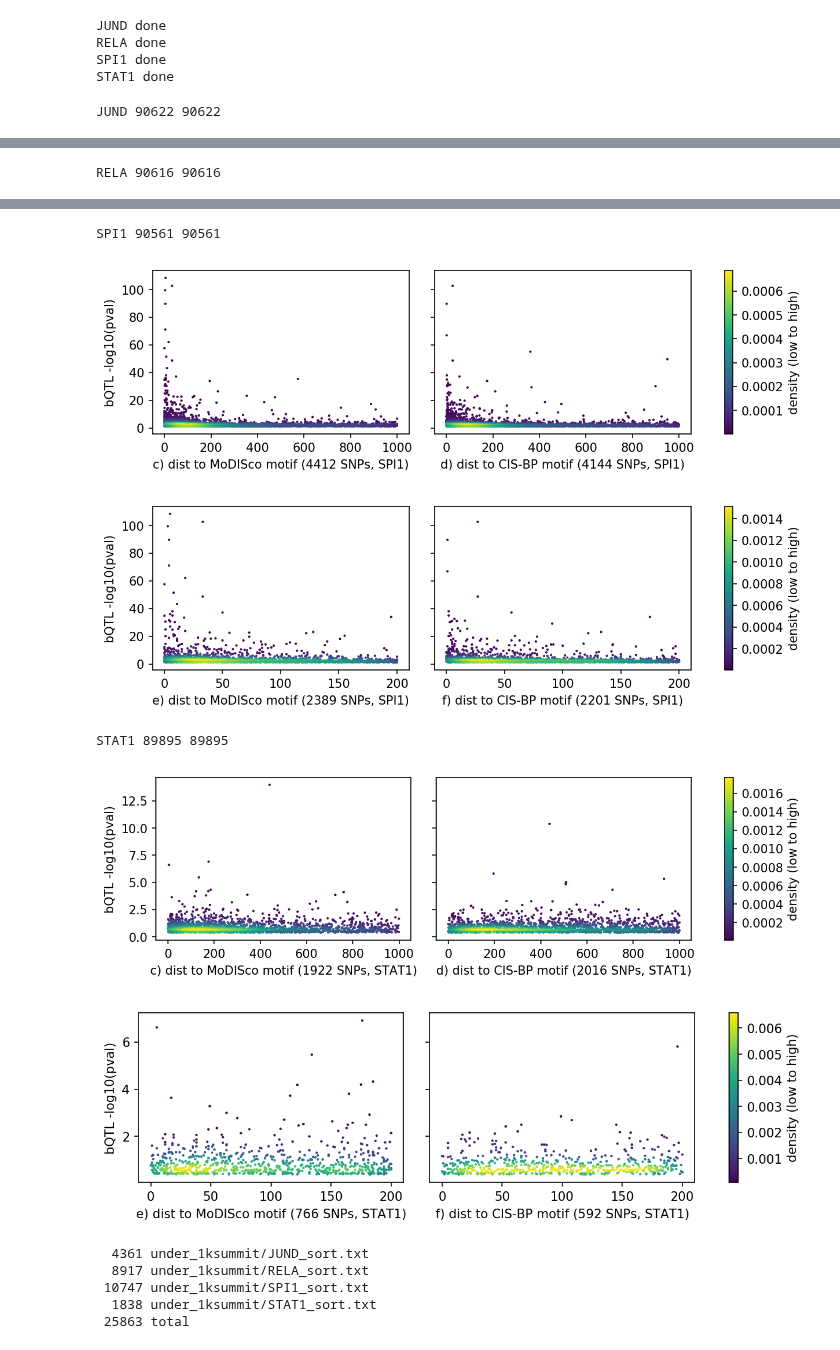
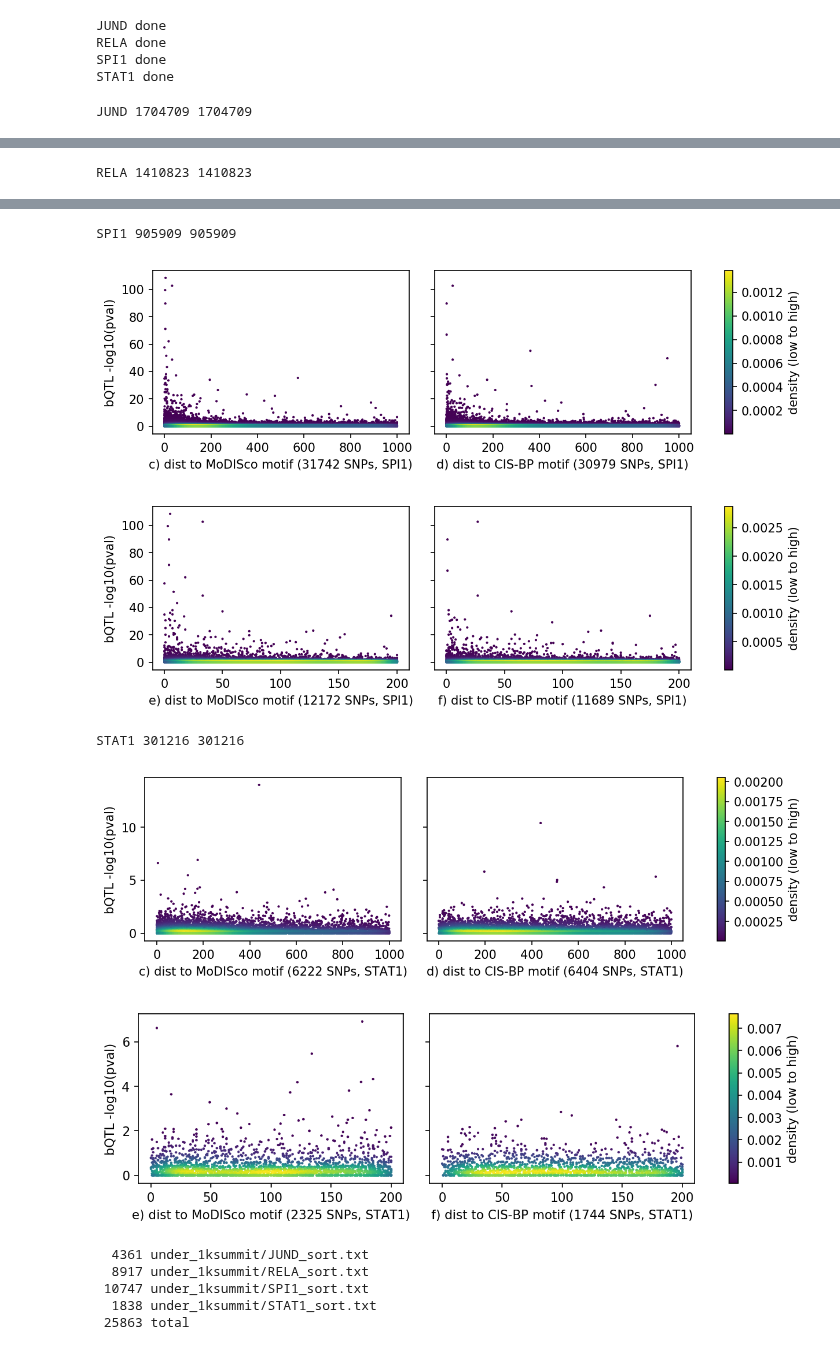
Before and after one commit to kundajelab/tfmodisco_bio_experiments, a Jupyter notebook: results/nandi/CIS-BP/bQTL_comp_modisco_cisbp_full.ipynb, the cells around one changed output, grey strips where cells are left out. Cells and saved outputs as stored; diff of their text form; code cells hidden in the pictures.

Commit message:
update full bQTL pictures

```diff
--- a/results/nandi/CIS-BP/bQTL_comp_modisco_cisbp_full.ipynb
+++ b/results/nandi/CIS-BP/bQTL_comp_modisco_cisbp_full.ipynb
@@ -44,10 +44,10 @@ from scipy.stats import gaussian_kde
 modisco_dir = "/home/ktian/kundajelab/tfnet/results/nandi/"
 
 modisco_tsv_fns = [
-    "JUND/JUND_GM12878_refine_18_09_04/modisco.run2/JUND_modisco_snp_dist_pval_big.tsv",
-    "RELA/RELA_GM12878_refine_18_09_04/modisco.run3/RELA_modisco_snp_dist_pval_big.tsv",
-    "SPI1/SPI1_GM12878_refine_18_09_04/modisco.run3/SPI1_modisco_snp_dist_pval_big.tsv",
-    "STAT1/STAT1_GM12878_refine_18_09_04/modisco.run2/STAT1_modisco_snp_dist_pval_big.tsv",
+    "JUND/JUND_GM12878_refine_18_09_04/modisco.run2/JUND_modisco_snp_dist_pval_full.tsv",
+    "RELA/RELA_GM12878_refine_18_09_04/modisco.run3/RELA_modisco_snp_dist_pval_full.tsv",
+    "SPI1/SPI1_GM12878_refine_18_09_04/modisco.run3/SPI1_modisco_snp_dist_pval_full.tsv",
+    "STAT1/STAT1_GM12878_refine_18_09_04/modisco.run2/STAT1_modisco_snp_dist_pval_full.tsv",
 ]
 
 for i, tf in enumerate(tf_list):
@@ -64,7 +64,7 @@ for i, tf in enumerate(tf_list):
             snp_list_m.append(item)
 
     snp_list_c = []
-    with open("under_1ksummit/" + tf + "_cisbp_big.tsv") as fh:
+    with open("under_1ksummit/" + tf + "_cisbp_full.tsv") as fh:
         for row in fh:
             item = row.split('\t')
             item[0] = float(item[0])
@@ -91,13 +91,19 @@ for i, tf in enumerate(tf_list):
     fig, (ax1, ax2) = plt.subplots(1, 2, sharex=True, sharey=True, figsize=(10, 2.5), dpi= 150)
     fig.subplots_adjust(wspace=0.1)
     #fig.subplots_adjust(right=0.8)
-    im = ax1.scatter(x, y, 1, c=z, alpha=1, marker='o', label=".")
+
+    #im = ax1.scatter(x, y, 1, c=z, alpha=1, marker='o', label=".")
+    im = ax1.hexbin(x, y, C=z, gridsize=5, cmap=CM.jet, bins=None)
+
+
     ax1.set_xlabel("a) dist to MoDISco motif (" + str(len(x)) + " SNPs, " + tf + ")")
     ax1.set_ylabel("bQTL -log10(pval)")
     ax1.set_xscale('log')
     ax1.set_xlim([0.01, 1e7])
 
-    im = ax2.scatter(xc, yc, 1, c=zc, alpha=1, marker='o', label=".")
+    #im = ax2.scatter(xc, yc, 1, c=zc, alpha=1, marker='o', label=".")
+    im = ax1.hexbin(xc, yc, C=zc, gridsize=5, cmap=CM.jet, bins=None)
+
     ax2.set_xlabel("b) dist to CIS-BP motif (" + str(len(xc)) + " SNPs, " + tf + ")")
     #ax2.set_ylabel("SNP -log10(pval)")
     ax2.set_xscale('log')
@@ -107,7 +113,7 @@ for i, tf in enumerate(tf_list):
     #cbar.ax.set_yticklabels(['Low', 'Medium', 'High'])  # horizontal colorbar
 
     plt.show()
-    fig.savefig("under_1ksummit/" + tf + "_cmp_log_full.png", bbox_inches='tight'
+    fig.savefig("under_1ksummit/" + tf + "_cmp_log_full.png", bbox_inches='tight')
     '''
 
 
@@ -124,11 +130,16 @@ for i, tf in enumerate(tf_list):
     fig, (ax1, ax2) = plt.subplots(1, 2, sharex=True, sharey=True, figsize=(10, 2.5), dpi= 150)
     fig.subplots_adjust(wspace=0.1)
     #fig.subplots_adjust(right=0.8)
+
     im = ax1.scatter(x, y, 1, c=z, alpha=1, marker='o', label=".")
+    #im = ax1.hexbin(x, y, C=z, gridsize=5, cmap=CM.jet, bins=None)
+
     ax1.set_xlabel("c) dist to MoDISco motif (" + str(len(x)) + " SNPs, " + tf + ")")
     ax1.set_ylabel("bQTL -log10(pval)")
 
     im = ax2.scatter(xc, yc, 1, c=zc, alpha=1, marker='o', label=".")
+    #im = ax1.hexbin(xc, yc, C=zc, gridsize=5, cmap=CM.jet, bins=None)
+
     ax2.set_xlabel("d) dist to CIS-BP motif (" + str(len(xc)) + " SNPs, " + tf + ")")
     #ax2.set_ylabel("bQTL -log10(pval)")
 
@@ -169,4 +180,4 @@ for i, tf in enumerate(tf_list):
 
     # https://stackoverflow.com/questions/20105364/how-can-i-make-a-scatter-plot-colored-by-density-in-matplotlib
 # %% [output]
-JUND 90622 90622
+JUND 1704709 1704709
@@ -175 +186 @@ JUND 90622 90622
-RELA 90616 90616
+RELA 1410823 1410823
@@ -178,9 +189,9 @@ RELA 90616 90616
-SPI1 90561 90561
+SPI1 905909 905909
-[figure, old version]
+[figure, new version]
-[figure, old version]
+[figure, new version]
-STAT1 89895 89895
+STAT1 301216 301216
-[figure, old version]
+[figure, new version]
-[figure, old version]
+[figure, new version]
 # %%
 !wc -l under_1ksummit/*sort.txt
 # %% [output]
```
Also changed, not shown: parts of 1 cell of this notebook, 8 other files.
